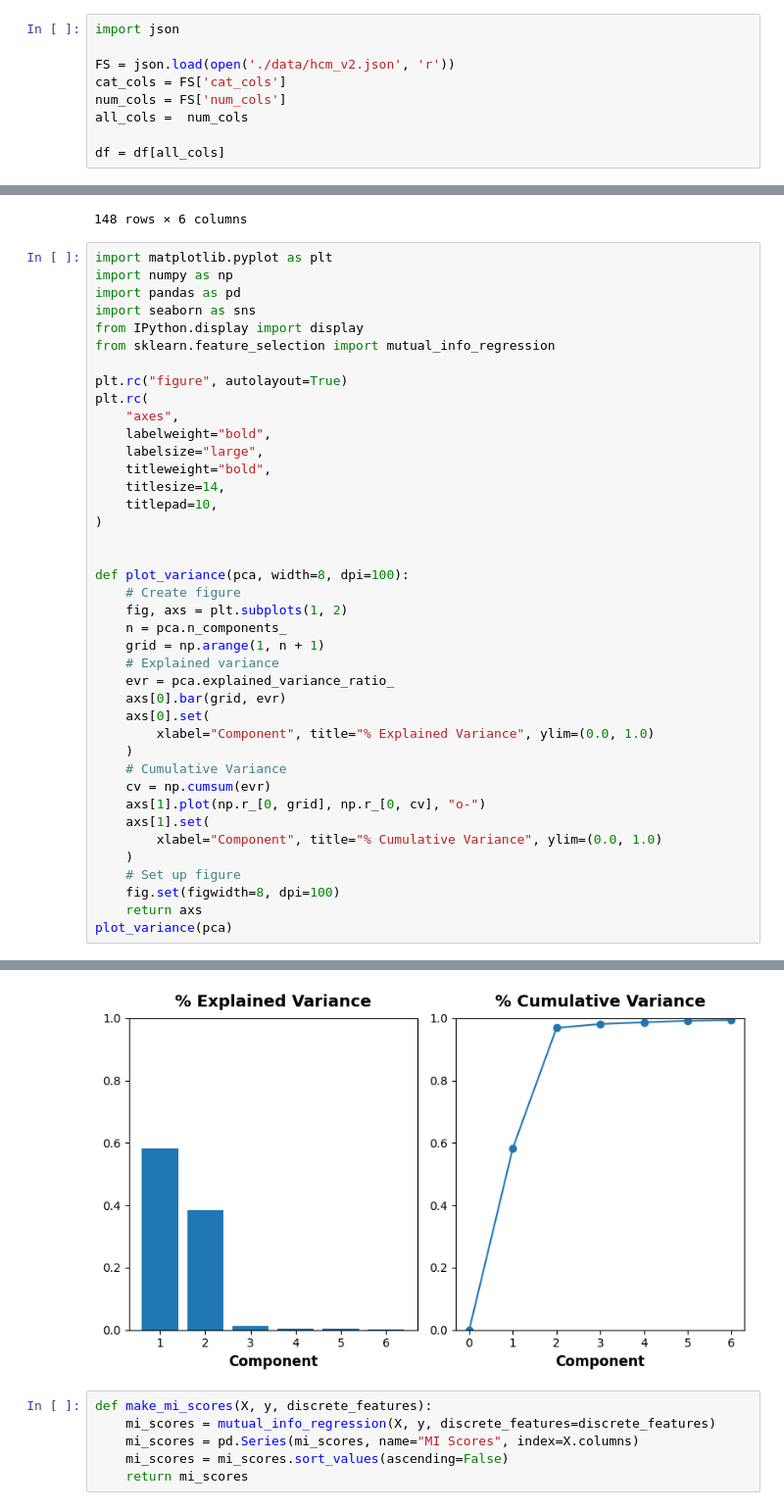
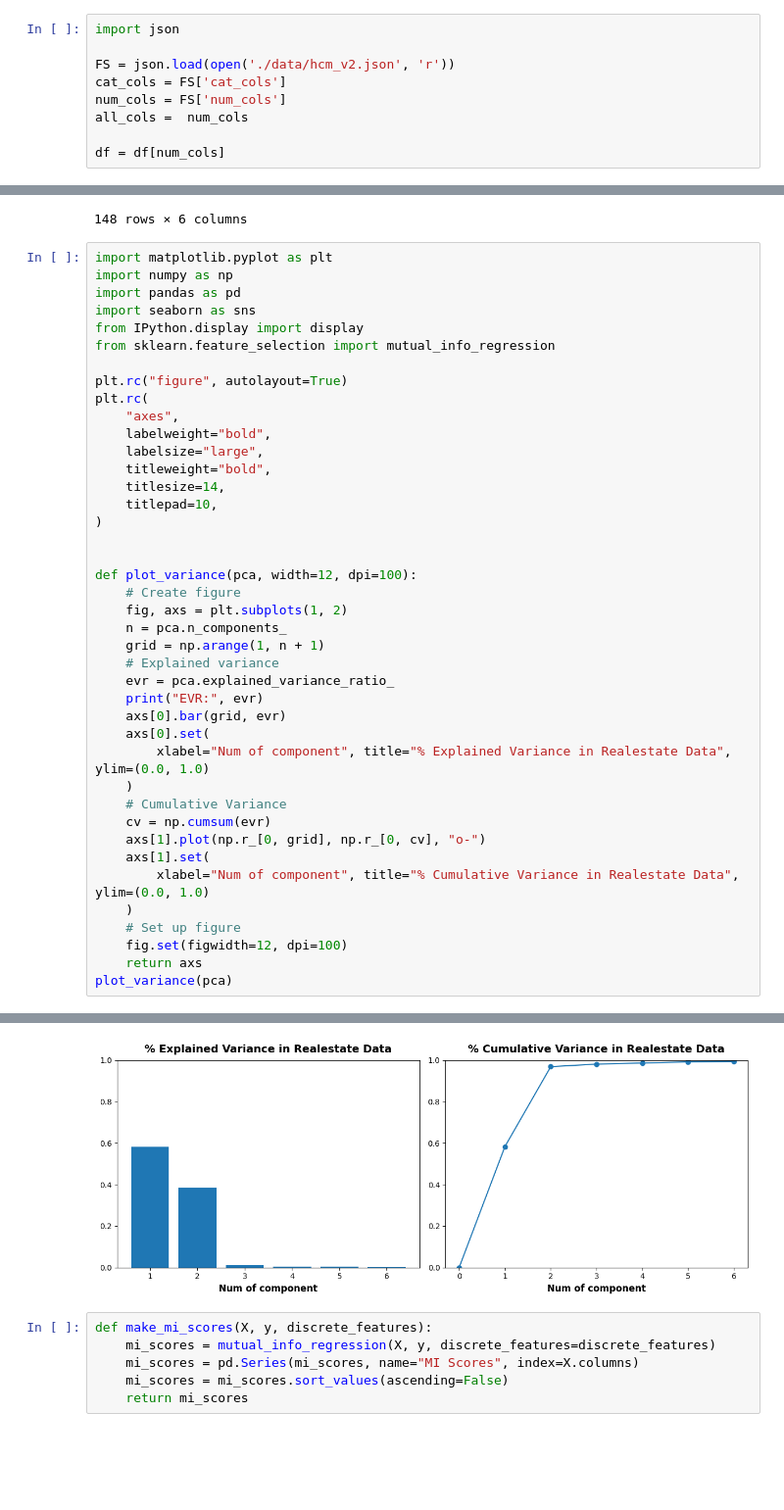
Before and after one commit to JJLEE-20194099/datn-notebook-eda, a Jupyter notebook: pca.ipynb, the cells around one changed output, grey strips where cells are left out. Shown at 98% size. Cells and saved outputs as stored; diff of their text form; blank space fills up the shorter version.

```diff
--- a/pca.ipynb
+++ b/pca.ipynb
@@ -12,7 +12,7 @@ cat_cols = FS['cat_cols']
 num_cols = FS['num_cols']
 all_cols =  num_cols
 
-df = df[all_cols]
+df = df[num_cols]
 # %%
 df
 # %% [output]
@@ -86,25 +86,26 @@ plt.rc(
 )
 
 
-def plot_variance(pca, width=8, dpi=100):
+def plot_variance(pca, width=12, dpi=100):
     # Create figure
     fig, axs = plt.subplots(1, 2)
     n = pca.n_components_
     grid = np.arange(1, n + 1)
     # Explained variance
     evr = pca.explained_variance_ratio_
+    print("EVR:", evr)
     axs[0].bar(grid, evr)
     axs[0].set(
-        xlabel="Component", title="% Explained Variance", ylim=(0.0, 1.0)
+        xlabel="Num of component", title="% Explained Variance in Realestate Data", ylim=(0.0, 1.0)
     )
     # Cumulative Variance
     cv = np.cumsum(evr)
     axs[1].plot(np.r_[0, grid], np.r_[0, cv], "o-")
     axs[1].set(
-        xlabel="Component", title="% Cumulative Variance", ylim=(0.0, 1.0)
+        xlabel="Num of component", title="% Cumulative Variance in Realestate Data", ylim=(0.0, 1.0)
     )
     # Set up figure
-    fig.set(figwidth=8, dpi=100)
+    fig.set(figwidth=12, dpi=100)
     return axs
 plot_variance(pca)
 # %% [output]
@@ -114,4 +116,4 @@ array([<Axes: title={'center': '% Explained Variance'}, xlabel='Component'>,
-[figure, old version]
+[figure, new version]
 # %%
 def make_mi_scores(X, y, discrete_features):
     mi_scores = mutual_info_regression(X, y, discrete_features=discrete_features)
```
Also changed, not shown: parts of 3 cells of this notebook, 34 other files.
